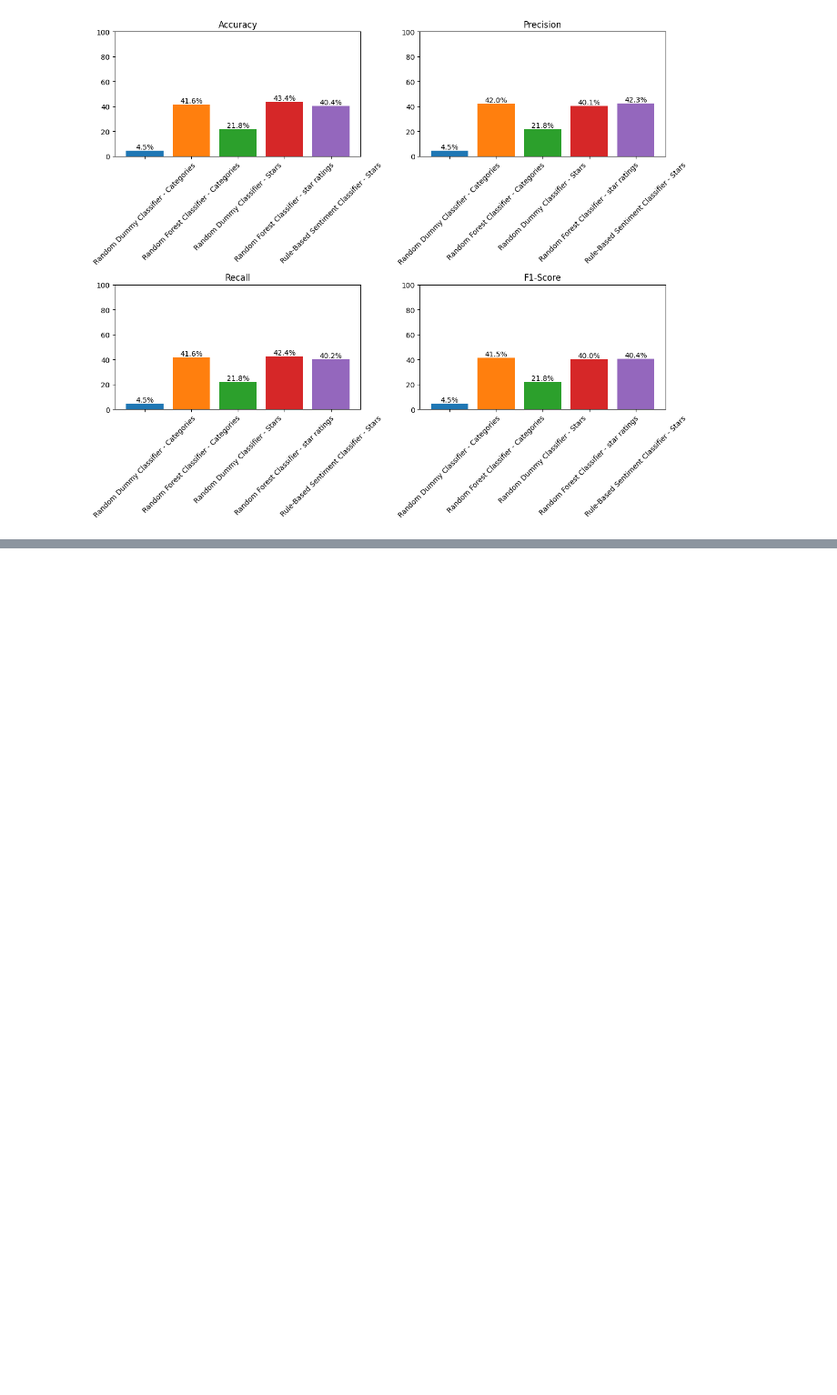
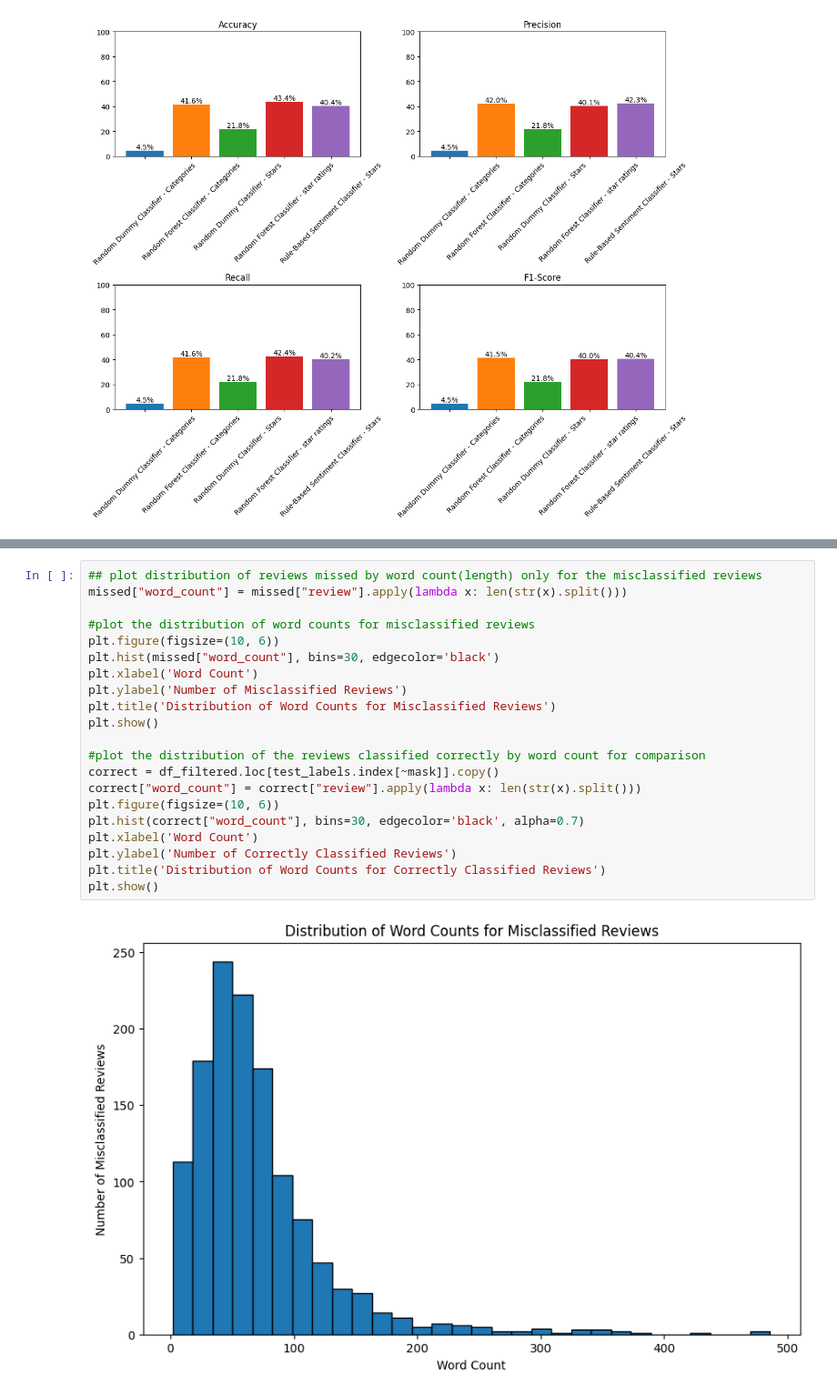
Before and after one commit to majoargote/advanced_nlp_final, a Jupyter notebook: scripts/Part_1.ipynb, the cells around one changed output, grey strips where cells are left out. Shown at 91% size. Saved outputs shown, nothing was run; the diff lists cells and outputs as text; blank space fills up the shorter version.

```diff
--- a/scripts/Part_1.ipynb
+++ b/scripts/Part_1.ipynb
@@ -545,0 +598,23 @@ Rule based
+# %%
+## plot distribution of reviews missed by word count(length) only for the misclassified reviews
+missed["word_count"] = missed["review"].apply(lambda x: len(str(x).split()))
+
+#plot the distribution of word counts for misclassified reviews
+plt.figure(figsize=(10, 6))
+plt.hist(missed["word_count"], bins=30, edgecolor='black')
+plt.xlabel('Word Count')
+plt.ylabel('Number of Misclassified Reviews')
+plt.title('Distribution of Word Counts for Misclassified Reviews')
+plt.show()
+
+#plot the distribution of the reviews classified correctly by word count for comparison
+correct = df_filtered.loc[test_labels.index[~mask]].copy()
+correct["word_count"] = correct["review"].apply(lambda x: len(str(x).split()))
+plt.figure(figsize=(10, 6))
+plt.hist(correct["word_count"], bins=30, edgecolor='black', alpha=0.7)
+plt.xlabel('Word Count')
+plt.ylabel('Number of Correctly Classified Reviews')
+plt.title('Distribution of Word Counts for Correctly Classified Reviews')
+plt.show()
+# %% [output]
+[figure, added]
```
Also changed, not shown: parts of 7 cells of this notebook.
